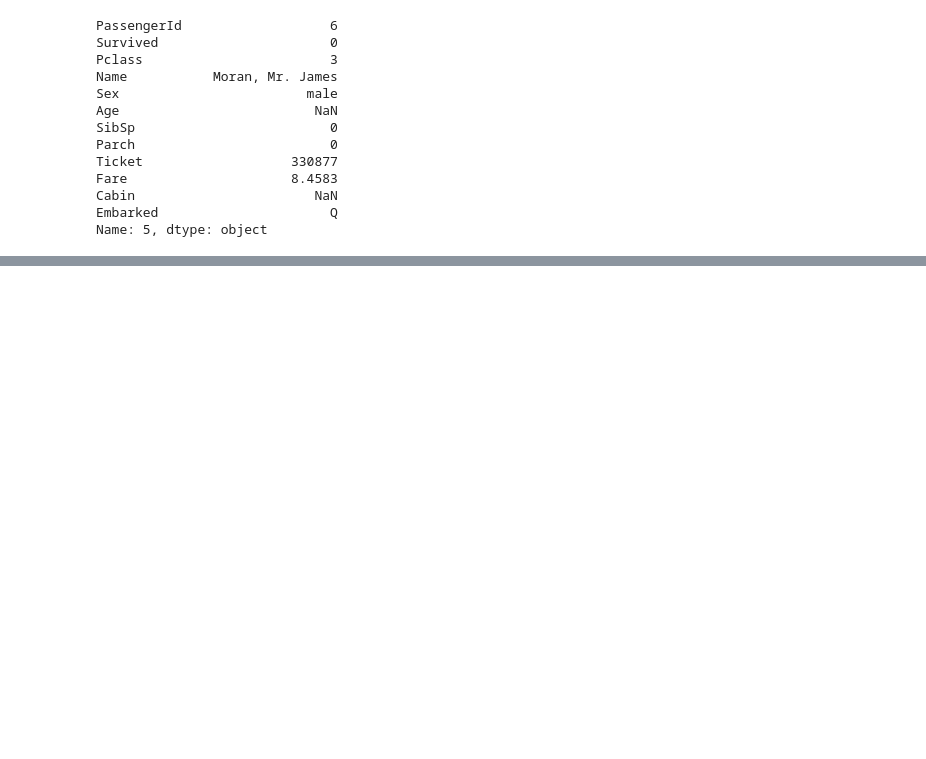
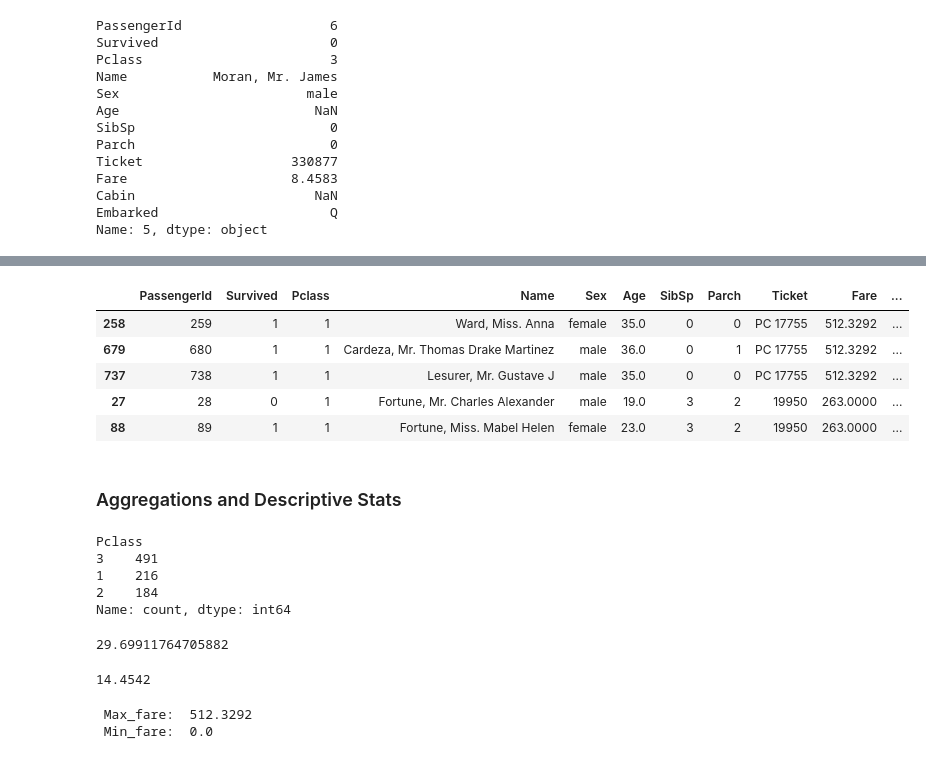
Before and after one commit to Ambily313/Titanic-Pandas-EDA, a Jupyter notebook: Titanic_Eda.ipynb, the cells around one changed output, grey strips where cells are left out. Drawn from its saved outputs; the diff is of its cells as text; code cells hidden in the pictures; blank space fills up the shorter version.

```diff
--- a/Titanic_Eda.ipynb
+++ b/Titanic_Eda.ipynb
@@ -351,0 +405,6 @@ Name: 5, dtype: object
+# %%
+
+# Rank passengers by 'Fare'.
+
+df['FareRank']=df['Fare'].rank(ascending=False)
+df
@@ -351,0 +425,42 @@ Name: 5, dtype: object
+# %%
+
+# Show top 5 passengers who paid the highest fare.
+
+df.nlargest(5, 'Fare')
+# %% [output]
+|  | PassengerId | Survived | Pclass | Name | Sex | Age | SibSp | Parch | Ticket | Fare | ... |
+| 258 | 259 | 1 | 1 | Ward, Miss. Anna | female | 35.0 | 0 | 0 | PC 17755 | 512.3292 | ... |
+| 679 | 680 | 1 | 1 | Cardeza, Mr. Thomas Drake Martinez | male | 36.0 | 0 | 1 | PC 17755 | 512.3292 | ... |
+| 737 | 738 | 1 | 1 | Lesurer, Mr. Gustave J | male | 35.0 | 0 | 0 | PC 17755 | 512.3292 | ... |
+| 27 | 28 | 0 | 1 | Fortune, Mr. Charles Alexander | male | 19.0 | 3 | 2 | 19950 | 263.0000 | ... |
+| 88 | 89 | 1 | 1 | Fortune, Miss. Mabel Helen | female | 23.0 | 3 | 2 | 19950 | 263.0000 | ... |
+# %% [markdown]
+### Aggregations and Descriptive Stats
+# %%
+# Count how many passengers are in each class (Pclass).
+
+df['Pclass'].value_counts()
+# %% [output]
+Pclass
+3    491
+1    216
+2    184
+Name: count, dtype: int64
+# %%
+# Calculate the mean age of passengers.
+df['Age'].mean()
+# %% [output]
+29.69911764705882
+# %%
+# Find the median fare.
+df['Fare'].median()
+# %% [output]
+14.4542
+# %%
+# Find the max and min fare.
+
+print(" Max_fare: ", df['Fare'].max())
+print(" Min_fare: ", df['Fare'].min())
+# %% [output]
+ Max_fare:  512.3292
+ Min_fare:  0.0
```
Also changed, not shown: parts of 21 cells of this notebook.
